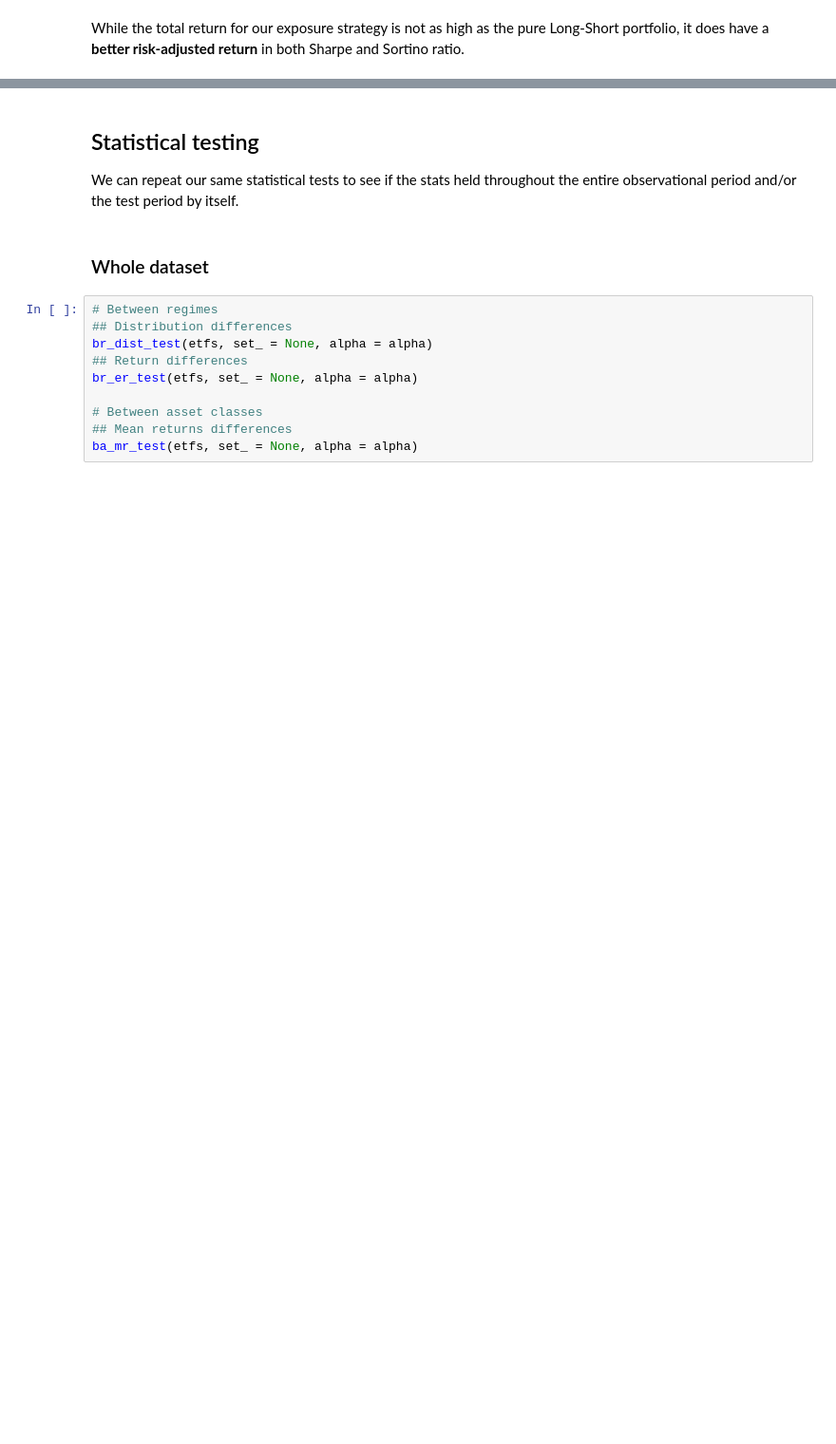
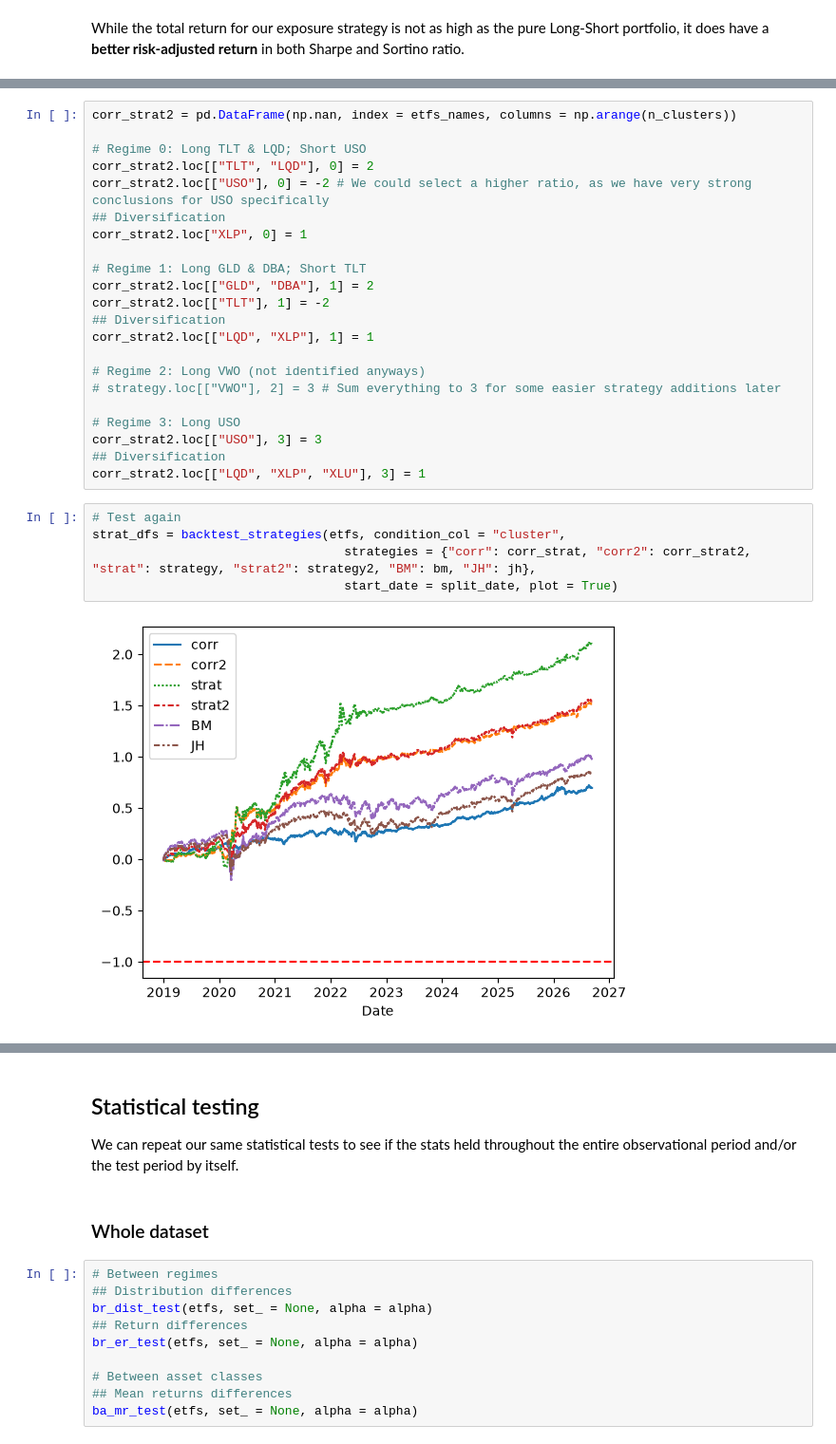
Before and after one commit to sl9998/regime-identification, a Jupyter notebook: Notebooks/regimes.ipynb, the cells around one changed output, grey strips where cells are left out. Shown at 95% size. Cells and saved outputs as stored; diff of their text form; blank space fills up the shorter version.

```diff
--- a/Notebooks/regimes.ipynb
+++ b/Notebooks/regimes.ipynb
@@ -701,0 +764,29 @@ We can further exploit information on between-asset correlation during regimes t
+# %%
+corr_strat2 = pd.DataFrame(np.nan, index = etfs_names, columns = np.arange(n_clusters))
+
+# Regime 0: Long TLT & LQD; Short USO
+corr_strat2.loc[["TLT", "LQD"], 0] = 2
+corr_strat2.loc[["USO"], 0] = -2 # We could select a higher ratio, as we have very strong conclusions for USO specifically
+## Diversification
+corr_strat2.loc["XLP", 0] = 1
+
+# Regime 1: Long GLD & DBA; Short TLT
+corr_strat2.loc[["GLD", "DBA"], 1] = 2
+corr_strat2.loc[["TLT"], 1] = -2
+## Diversification
+corr_strat2.loc[["LQD", "XLP"], 1] = 1
+
+# Regime 2: Long VWO (not identified anyways)
+# strategy.loc[["VWO"], 2] = 3 # Sum everything to 3 for some easier strategy additions later
+
+# Regime 3: Long USO
+corr_strat2.loc[["USO"], 3] = 3
+## Diversification
+corr_strat2.loc[["LQD", "XLP", "XLU"], 3] = 1
+# %%
+# Test again
+strat_dfs = backtest_strategies(etfs, condition_col = "cluster",
+                                  strategies = {"corr": corr_strat, "corr2": corr_strat2, "strat": strategy, "strat2": strategy2, "BM": bm, "JH": jh},
+                                  start_date = split_date, plot = True)
+# %% [output]
+[figure, added]
```
Also changed, not shown: parts of 26 cells of this notebook, 1 other file.
